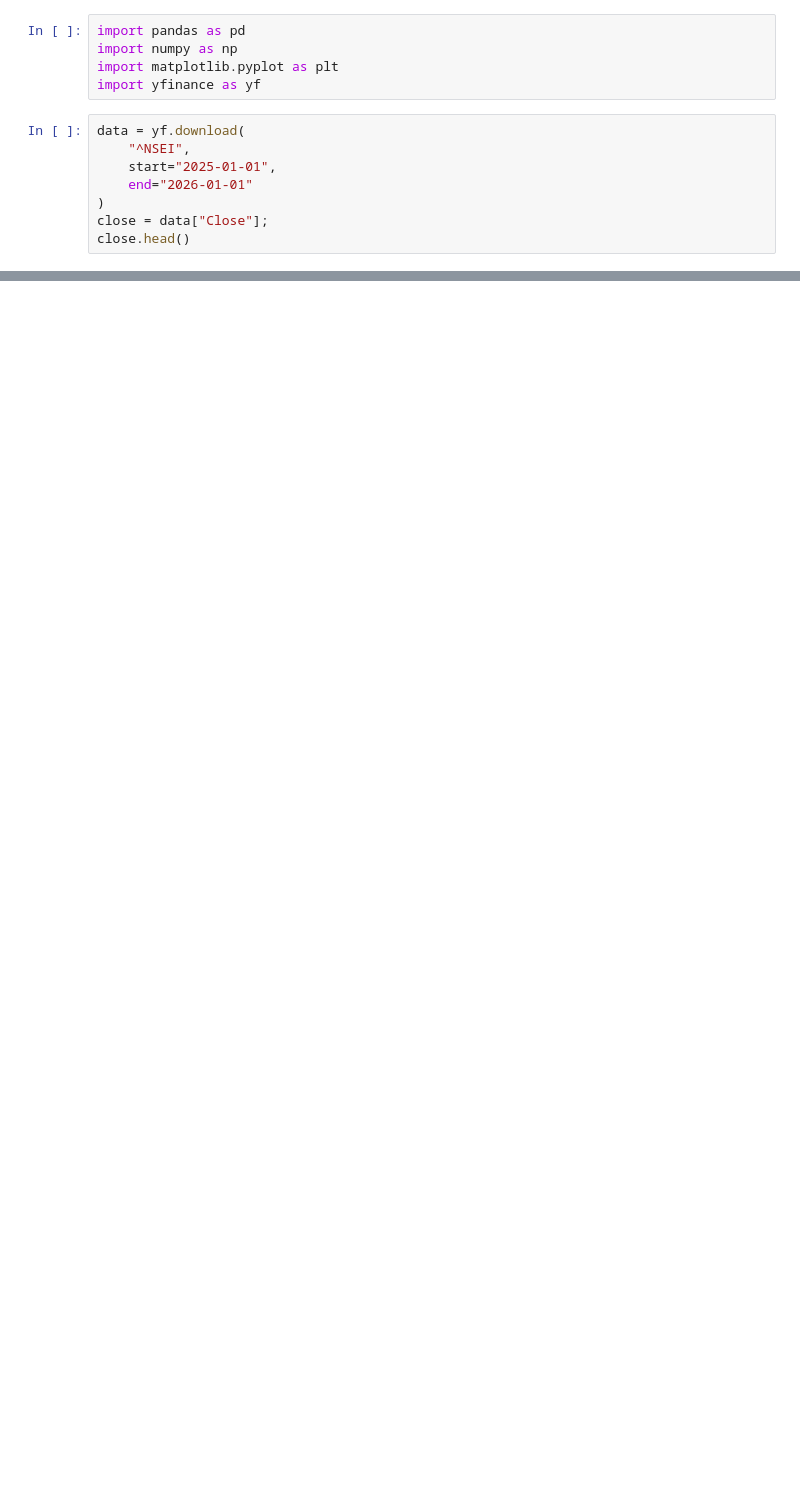
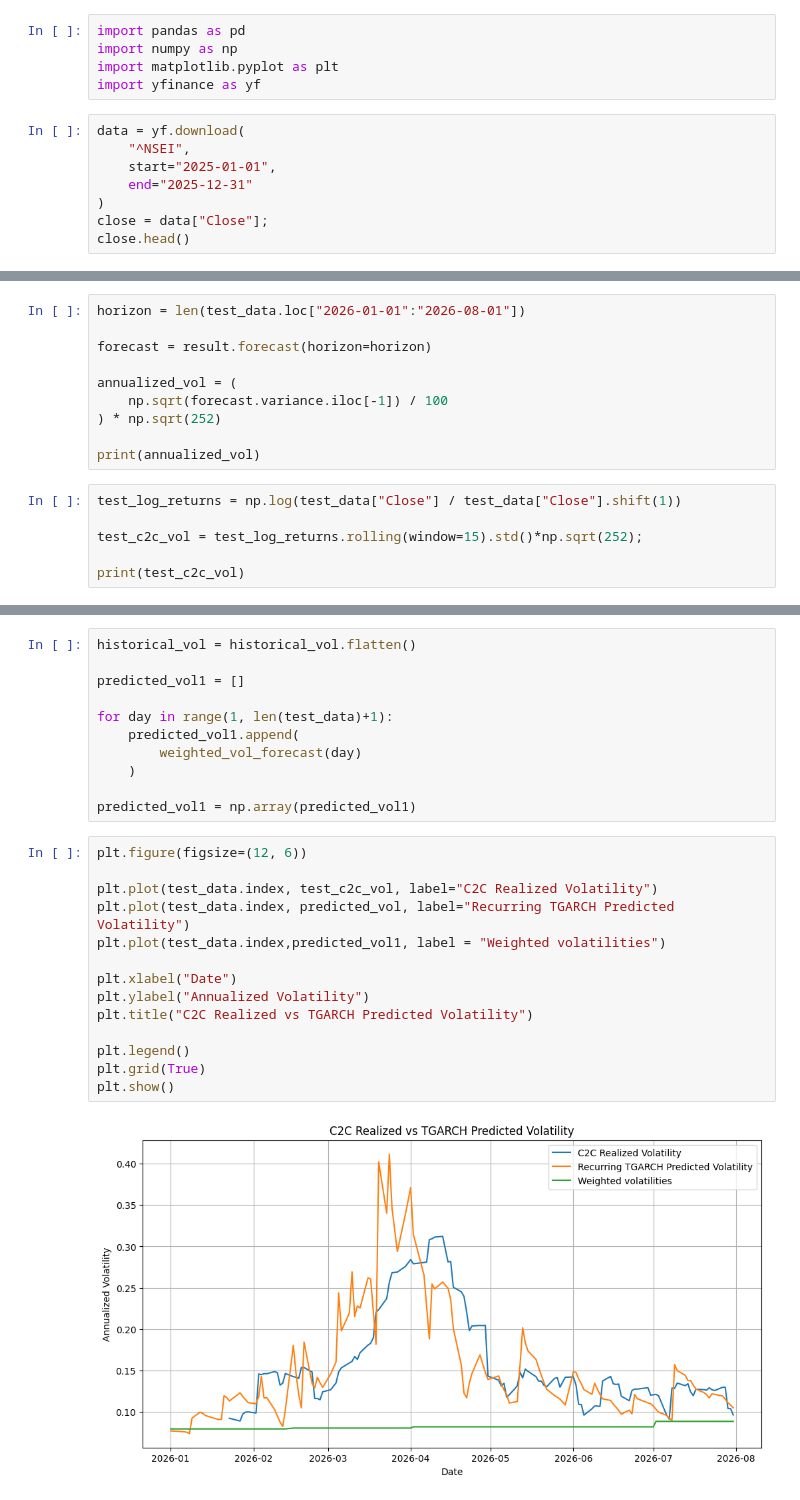
Before and after one commit to arka-mx/Volatility-estimators, a Jupyter notebook: notebooks/analysis.ipynb, the cells around one changed output, grey strips where cells are left out. Saved outputs shown, nothing was run; the diff lists cells and outputs as text; blank space fills up the shorter version.

Commit message:
added volatility estimators and implemented a tgarch model based on it

```diff
--- a/notebooks/analysis.ipynb
+++ b/notebooks/analysis.ipynb
@@ -7,7 +7,7 @@ import yfinance as yf
 data = yf.download(
     "^NSEI",
     start="2025-01-01",
-    end="2026-01-01"
+    end="2025-12-31"
 )
 close = data["Close"];
 close.head()
@@ -54,0 +67,16 @@ ln_returns.plot()
+# %%
+horizon = len(test_data.loc["2026-01-01":"2026-08-01"])
+
+forecast = result.forecast(horizon=horizon)
+
+annualized_vol = (
+    np.sqrt(forecast.variance.iloc[-1]) / 100
+) * np.sqrt(252)
+
+print(annualized_vol)
+# %%
+test_log_returns = np.log(test_data["Close"] / test_data["Close"].shift(1))
+
+test_c2c_vol = test_log_returns.rolling(window=15).std()*np.sqrt(252);
+
+print(test_c2c_vol)
@@ -54,0 +204,27 @@ ln_returns.plot()
+# %%
+historical_vol = historical_vol.flatten()
+
+predicted_vol1 = []
+
+for day in range(1, len(test_data)+1):
+    predicted_vol1.append(
+        weighted_vol_forecast(day)
+    )
+
+predicted_vol1 = np.array(predicted_vol1)
+# %%
+plt.figure(figsize=(12, 6))
+
+plt.plot(test_data.index, test_c2c_vol, label="C2C Realized Volatility")
+plt.plot(test_data.index, predicted_vol, label="Recurring TGARCH Predicted Volatility")
+plt.plot(test_data.index,predicted_vol1, label = "Weighted volatilities")
+
+plt.xlabel("Date")
+plt.ylabel("Annualized Volatility")
+plt.title("C2C Realized vs TGARCH Predicted Volatility")
+
+plt.legend()
+plt.grid(True)
+plt.show()
+# %% [output]
+[figure, added]
```
Also changed, not shown: parts of 13 cells of this notebook.
